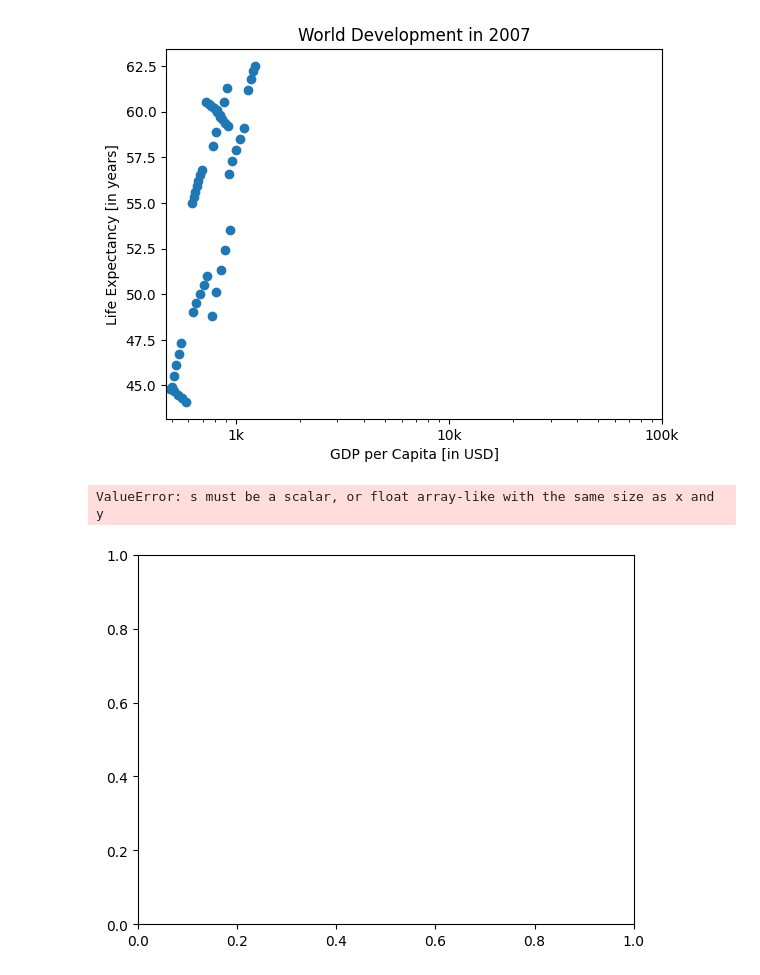
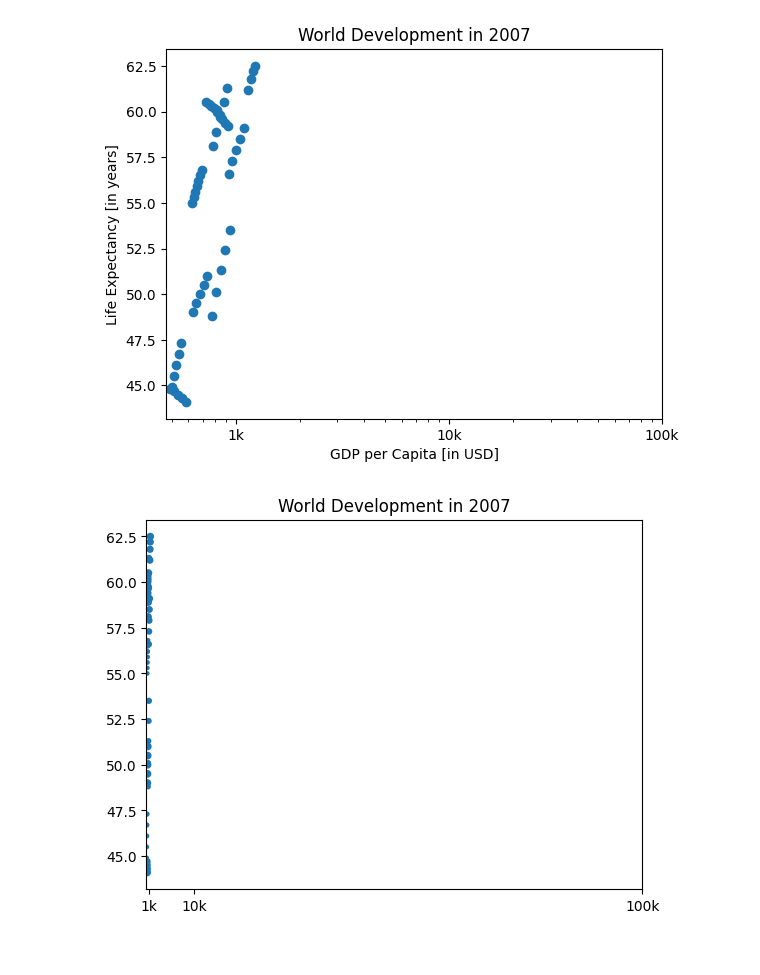
Before and after one commit to embici/datacamp-python, a Jupyter notebook: plotting.ipynb, the cells around one changed output. Cells and saved outputs as stored; diff of their text form; code cells hidden in the pictures.

```diff
--- a/plotting.ipynb
+++ b/plotting.ipynb
@@ -188,29 +210,18 @@ plt.show()
 # %%
 # Import numpy as np
 import numpy as np
 
 df = pd.read_csv('./data/zimbabwe_life_expectancy_gdp.csv')
 gdp_cap = df["GDP per Capita (USD)"].values
-life_exp = df["Life Expectancy (Years)"].values
-
-# Store pop as a numpy array: np_pop
-np_pop = np.array(pop)
-
-# Double np_pop
-np_pop = np_pop * 2
+# Ensure np_pop has the same size as gdp_cap and life_exp
+np_pop = np.resize(np_pop, len(gdp_cap))
 
 # Update: set s argument to np_pop
-plt.scatter(gdp_cap, life_exp, s = np_pop)
-
-# Previous customizations
-plt.xscale('log')
-plt.xlabel('GDP per Capita [in USD]')
-plt.ylabel('Life Expectancy [in years]')
+plt.scatter(gdp_cap, life_exp, s=np_pop)
 plt.title('World Development in 2007')
 plt.xticks([1000, 10000, 100000],['1k', '10k', '100k'])
 
 # Display the plot
 plt.show()
 # %% [output]
-ValueError: s must be a scalar, or float array-like with the same size as x and y
-[figure, old version]
+[figure, new version]
```
Also changed, not shown: parts of 1 cell of this notebook, 2 other files.
